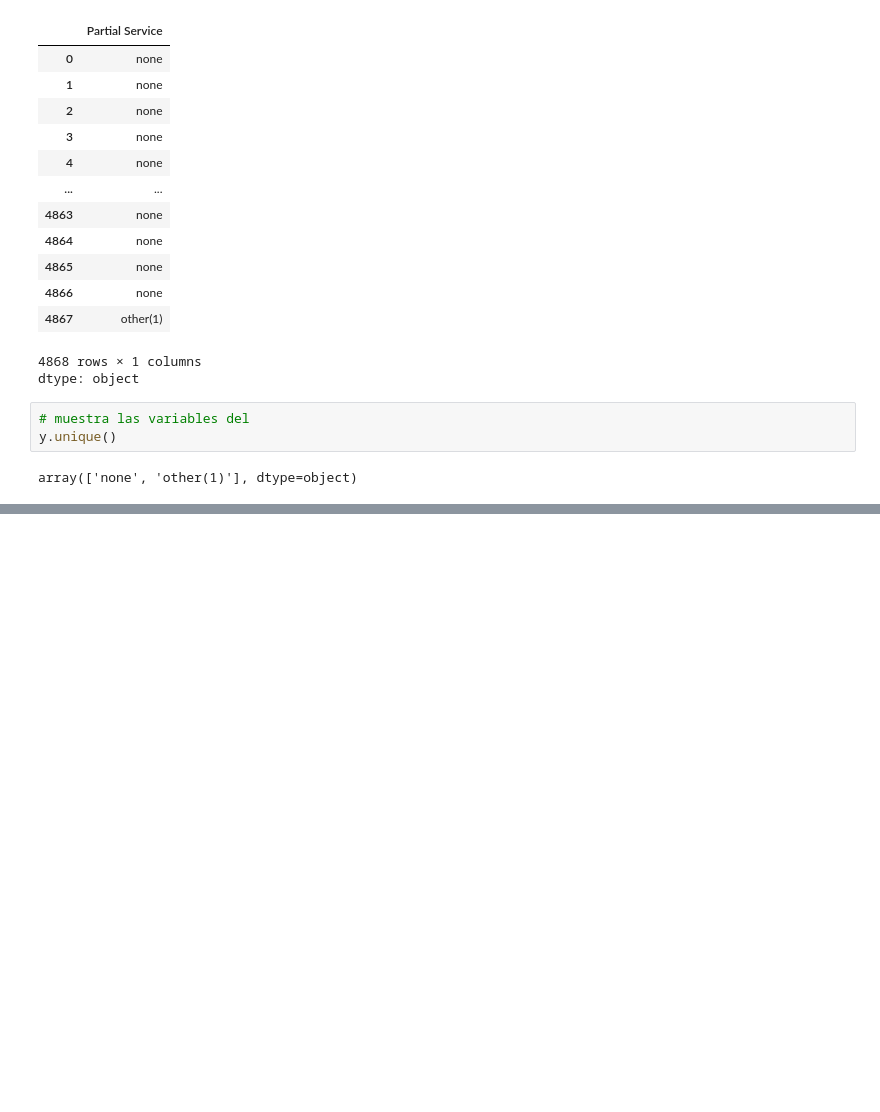
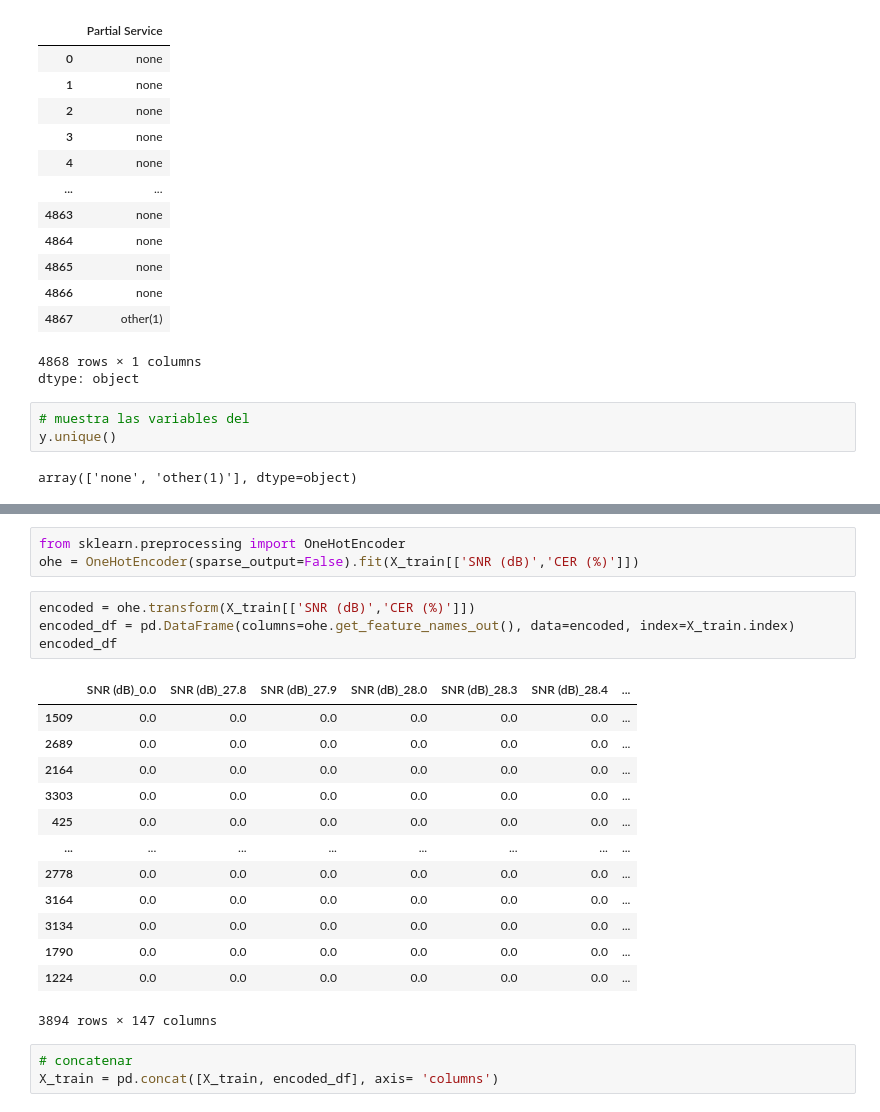
Before and after one commit to LeonardoNBanegas/DATA-SCIENCE-CODERHOUSE, a Jupyter notebook: ProyectoDS_ParteIII_Banegas.ipynb, the cells around one changed output, grey strips where cells are left out. Cells and saved outputs as stored; diff of their text form; blank space fills up the shorter version.

```diff
--- a/ProyectoDS_ParteIII_Banegas.ipynb
+++ b/ProyectoDS_ParteIII_Banegas.ipynb
@@ -908,0 +896,24 @@ dtype: float64
+# %%
+from sklearn.preprocessing import OneHotEncoder
+ohe = OneHotEncoder(sparse_output=False).fit(X_train[['SNR (dB)','CER (%)']])
+# %%
+encoded = ohe.transform(X_train[['SNR (dB)','CER (%)']])
+encoded_df = pd.DataFrame(columns=ohe.get_feature_names_out(), data=encoded, index=X_train.index)
+encoded_df
+# %% [output]
+|  | SNR (dB)_0.0 | SNR (dB)_27.8 | SNR (dB)_27.9 | SNR (dB)_28.0 | SNR (dB)_28.3 | SNR (dB)_28.4 | ... |
+| 1509 | 0.0 | 0.0 | 0.0 | 0.0 | 0.0 | 0.0 | ... |
+| 2689 | 0.0 | 0.0 | 0.0 | 0.0 | 0.0 | 0.0 | ... |
+| 2164 | 0.0 | 0.0 | 0.0 | 0.0 | 0.0 | 0.0 | ... |
+| 3303 | 0.0 | 0.0 | 0.0 | 0.0 | 0.0 | 0.0 | ... |
+| 425 | 0.0 | 0.0 | 0.0 | 0.0 | 0.0 | 0.0 | ... |
+| ... | ... | ... | ... | ... | ... | ... | ... |
+| 2778 | 0.0 | 0.0 | 0.0 | 0.0 | 0.0 | 0.0 | ... |
+| 3164 | 0.0 | 0.0 | 0.0 | 0.0 | 0.0 | 0.0 | ... |
+| 3134 | 0.0 | 0.0 | 0.0 | 0.0 | 0.0 | 0.0 | ... |
+| 1790 | 0.0 | 0.0 | 0.0 | 0.0 | 0.0 | 0.0 | ... |
+| 1224 | 0.0 | 0.0 | 0.0 | 0.0 | 0.0 | 0.0 | ... |
+3894 rows × 147 columns
+# %%
+# concatenar
+X_train = pd.concat([X_train, encoded_df], axis= 'columns')
```
Also changed, not shown: parts of 16 cells of this notebook.
